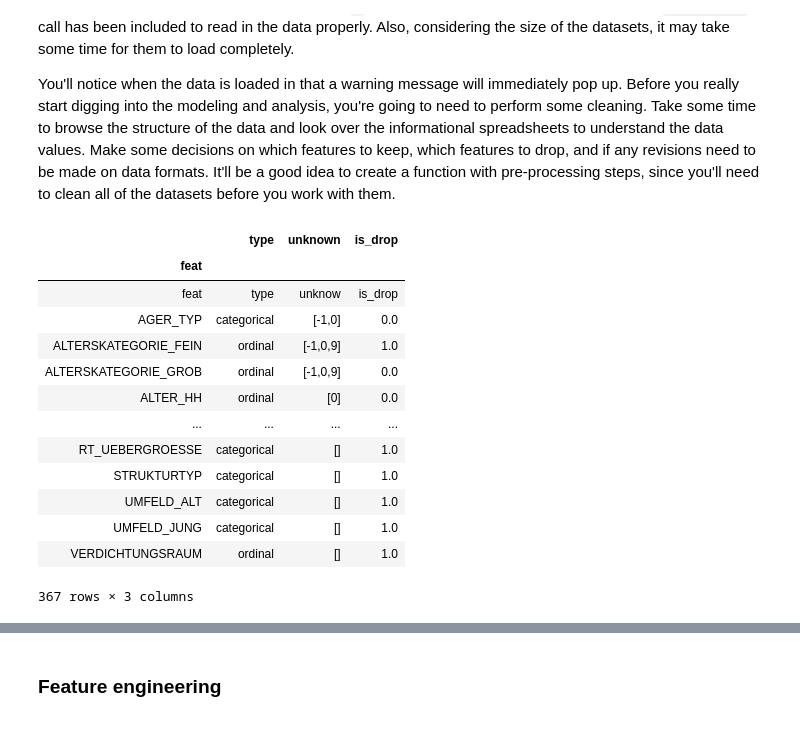
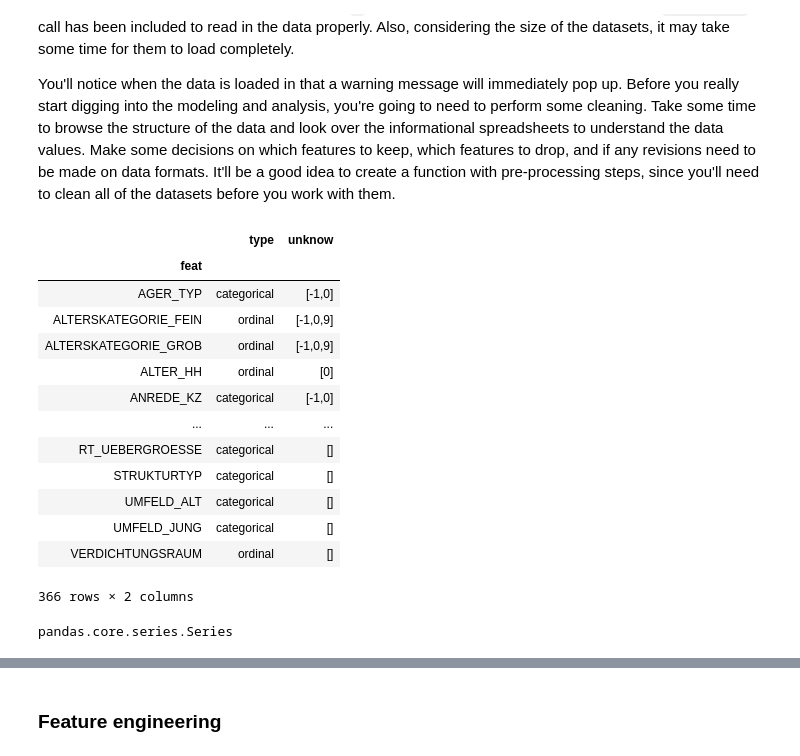
Before and after one commit to binliu-base/udacity-dsnd-capstone-arvato, a Jupyter notebook: Arvato Project Workbook.ipynb, the cells around one changed output, grey strips where cells are left out. Cells and saved outputs as stored; diff of their text form; code cells hidden in the pictures.

```diff
--- a/Arvato Project Workbook.ipynb
+++ b/Arvato Project Workbook.ipynb
@@ -62,27 +68,31 @@ customers = pd.read_pickle ('../data/customers.p')
 # %%
 # read in feature info file
-feat_info = pd.read_csv('./feats_info.csv', sep=',', names=['feat', 'type', 'unknown','is_drop'])
+feat_info = pd.read_csv('./feats_info.csv', sep=';', names=['feat', 'type', 'unknow'])
 # feat_info = pd.read_csv('./feats_info.csv')
 feat_info.set_index('feat', inplace =True)
 feat_info
 # %% [output]
-|  | type | unknown | is_drop |
-| feat |  |  |  |
-| feat | type | unknow | is_drop |
-| AGER_TYP | categorical | [-1,0] | 0.0 |
-| ALTERSKATEGORIE_FEIN | ordinal | [-1,0,9] | 1.0 |
-| ALTERSKATEGORIE_GROB | ordinal | [-1,0,9] | 0.0 |
-| ALTER_HH | ordinal | [0] | 0.0 |
-| ... | ... | ... | ... |
-| RT_UEBERGROESSE | categorical | [] | 1.0 |
-| STRUKTURTYP | categorical | [] | 1.0 |
-| UMFELD_ALT | categorical | [] | 1.0 |
-| UMFELD_JUNG | categorical | [] | 1.0 |
-| VERDICHTUNGSRAUM | ordinal | [] | 1.0 |
+|  | type | unknow |
+| feat |  |  |
+| AGER_TYP | categorical | [-1,0] |
+| ALTERSKATEGORIE_FEIN | ordinal | [-1,0,9] |
+| ALTERSKATEGORIE_GROB | ordinal | [-1,0,9] |
+| ALTER_HH | ordinal | [0] |
+| ANREDE_KZ | categorical | [-1,0] |
+| ... | ... | ... |
+| RT_UEBERGROESSE | categorical | [] |
+| STRUKTURTYP | categorical | [] |
+| UMFELD_ALT | categorical | [] |
+| UMFELD_JUNG | categorical | [] |
+| VERDICHTUNGSRAUM | ordinal | [] |
-367 rows × 3 columns
+366 rows × 2 columns
 # %%
 # create  a EDA  instance for Azdias.
 eda_azdias= eda.EDA(azdias, feat_info, label = 'Azdias')
 
 # create  a EDA  instance for Azdias. for  customers
 eda_customers= eda.EDA(customers, feat_info, label = 'Customers')
+# %%
+type(feat_info.type)
+# %% [output]
+pandas.core.series.Series
```
Also changed, not shown: parts of 49 cells of this notebook, 2 other files.
